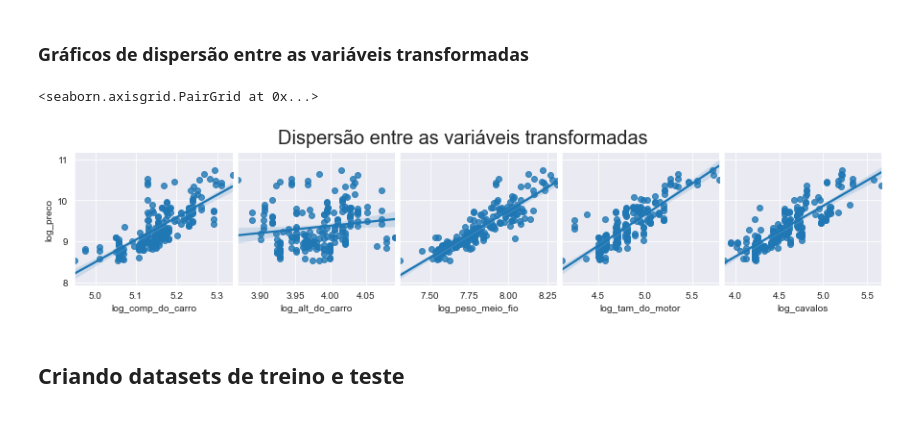
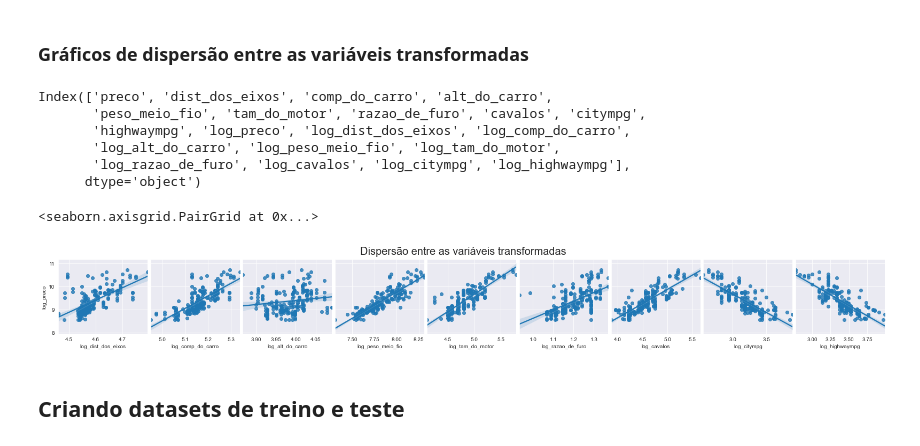
Before and after one commit to f3lipelapa/Analise-de-dados, a Jupyter notebook: Regressão Linear/Carros/Previsao_precos_de_carros.ipynb, the cells around one changed output. Drawn from its saved outputs; the diff is of its cells as text; code cells hidden in the pictures.

```diff
--- a/Regressão Linear/Carros/Previsao_precos_de_carros.ipynb
+++ b/Regressão Linear/Carros/Previsao_precos_de_carros.ipynb
@@ -39,2 +20,0 @@ array(['two', 'four'], dtype=object)
-# %%
-dados.doornumber = dados.doornumber.map({'two' : 0, 'four': 1})
@@ -87,8 +66,11 @@ Pela tabela podemos ver que fueltype (tipo de combustível) tem correlação de
 # %% [markdown]
 #### Selecionando e trocando nomes das variáveis
 # %%
-dados_carros = dados[['price', 'carlength', 'carheight', 'curbweight', 'enginesize', 'horsepower']]
+dados_carros = dados[['price', 'wheelbase', 'carlength',
+                      'carheight', 'curbweight', 'enginesize', 'boreratio',
+                      'horsepower', 'citympg', 'highwaympg']]
 # %%
-dados_carros.columns = ['preco', 'comp_do_carro', 'alt_do_carro', 'peso_meio_fio', 'tam_do_motor', 'cavalos']
+dados_carros.columns = ['preco', 'dist_dos_eixos', 'comp_do_carro', 'alt_do_carro',
+                        'peso_meio_fio', 'tam_do_motor', 'razao_de_furo', 'cavalos', 'citympg', 'highwaympg']
 dados_carros.head()
 # %% [output]
@@ -150,11 +133,15 @@ Os gráficos mostram que os preços dos carros aumentam conforme aumenta o valor
 import numpy as np
 # %%
 dados_carros['log_preco'] = np.log(dados_carros.preco)
+dados_carros['log_dist_dos_eixos'] = np.log(dados_carros.dist_dos_eixos)
 dados_carros['log_comp_do_carro'] = np.log(dados_carros.comp_do_carro)
 dados_carros['log_alt_do_carro'] = np.log(dados_carros.alt_do_carro)
 dados_carros['log_peso_meio_fio'] = np.log(dados_carros.peso_meio_fio)
 dados_carros['log_tam_do_motor'] = np.log(dados_carros.tam_do_motor)
+dados_carros['log_razao_de_furo'] = np.log(dados_carros.razao_de_furo)
 dados_carros['log_cavalos'] = np.log(dados_carros.cavalos)
+dados_carros['log_citympg'] = np.log(dados_carros.citympg)
+dados_carros['log_highwaympg'] = np.log(dados_carros.highwaympg)
 # %% [output]
 A value is trying to be set on a copy of a slice from a DataFrame.
 Try using .loc[row_indexer,col_indexer] = value instead
@@ -183,15 +170,26 @@ grafico
 [figure]
 # %% [markdown]
 ### Gráficos de dispersão entre as variáveis transformadas
+# %%
+dados_carros.columns
+# %% [output]
+Index(['preco', 'dist_dos_eixos', 'comp_do_carro', 'alt_do_carro',
+       'peso_meio_fio', 'tam_do_motor', 'razao_de_furo', 'cavalos', 'citympg',
+       'highwaympg', 'log_preco', 'log_dist_dos_eixos', 'log_comp_do_carro',
+       'log_alt_do_carro', 'log_peso_meio_fio', 'log_tam_do_motor',
+       'log_razao_de_furo', 'log_cavalos', 'log_citympg', 'log_highwaympg'],
+      dtype='object')
 # %%
 grafico = sns.pairplot(dados_carros, y_vars = 'log_preco',
-                      x_vars = ['log_comp_do_carro', 'log_alt_do_carro', 'log_peso_meio_fio', 'log_tam_do_motor', 'log_cavalos'],
+                      x_vars = ['log_dist_dos_eixos', 'log_comp_do_carro',
+                               'log_alt_do_carro', 'log_peso_meio_fio', 'log_tam_do_motor',
+                               'log_razao_de_furo', 'log_cavalos', 'log_citympg', 'log_highwaympg'],
                       kind = 'reg')
 grafico.fig.suptitle('Dispersão entre as variáveis transformadas', fontsize = 20, y = 1.1)
 grafico
 # %% [output]
 <seaborn.axisgrid.PairGrid at 0x...>
-[figure, old version]
+[figure, new version]
 # %% [markdown]
 ## Criando datasets de treino e teste
 # %%
```
Also changed, not shown: parts of 35 cells of this notebook.
